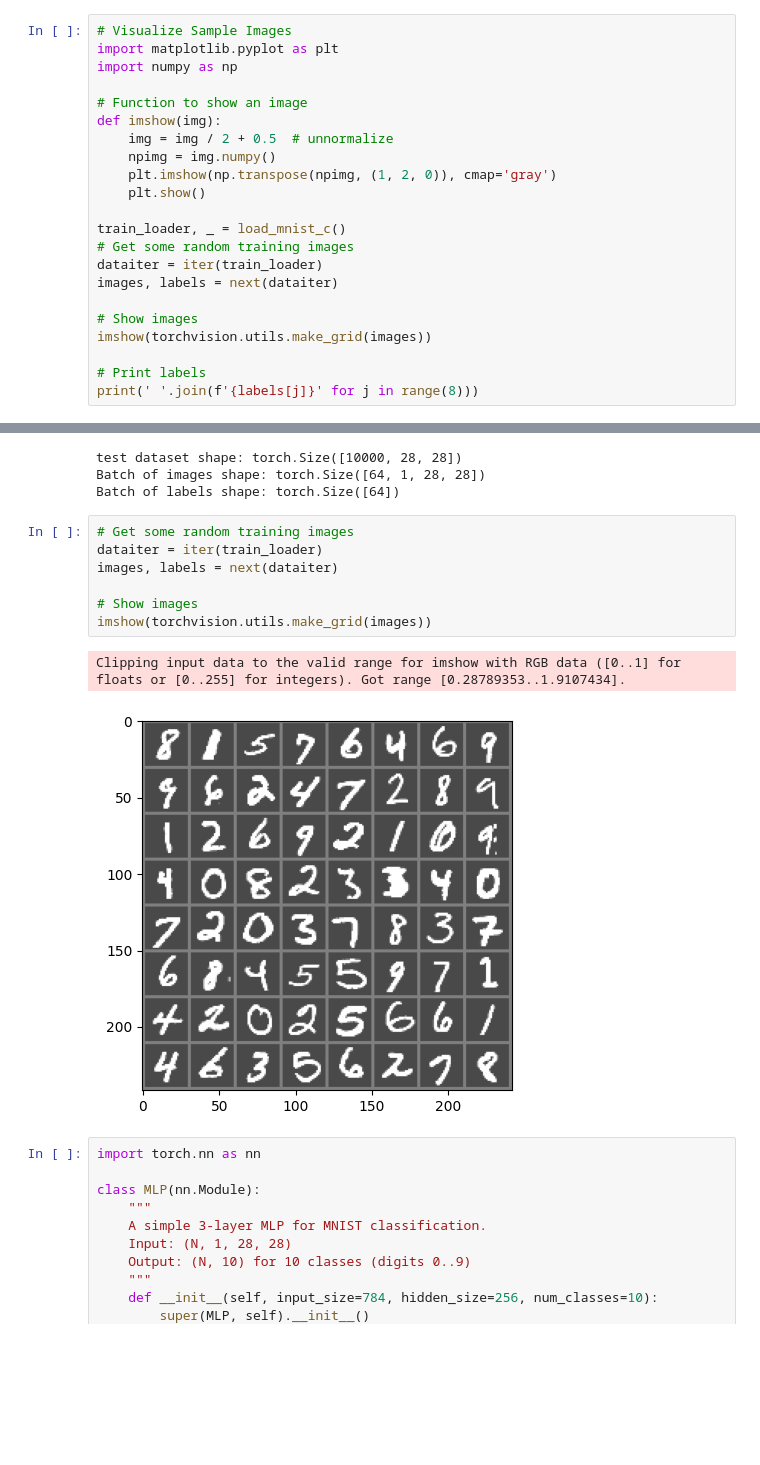
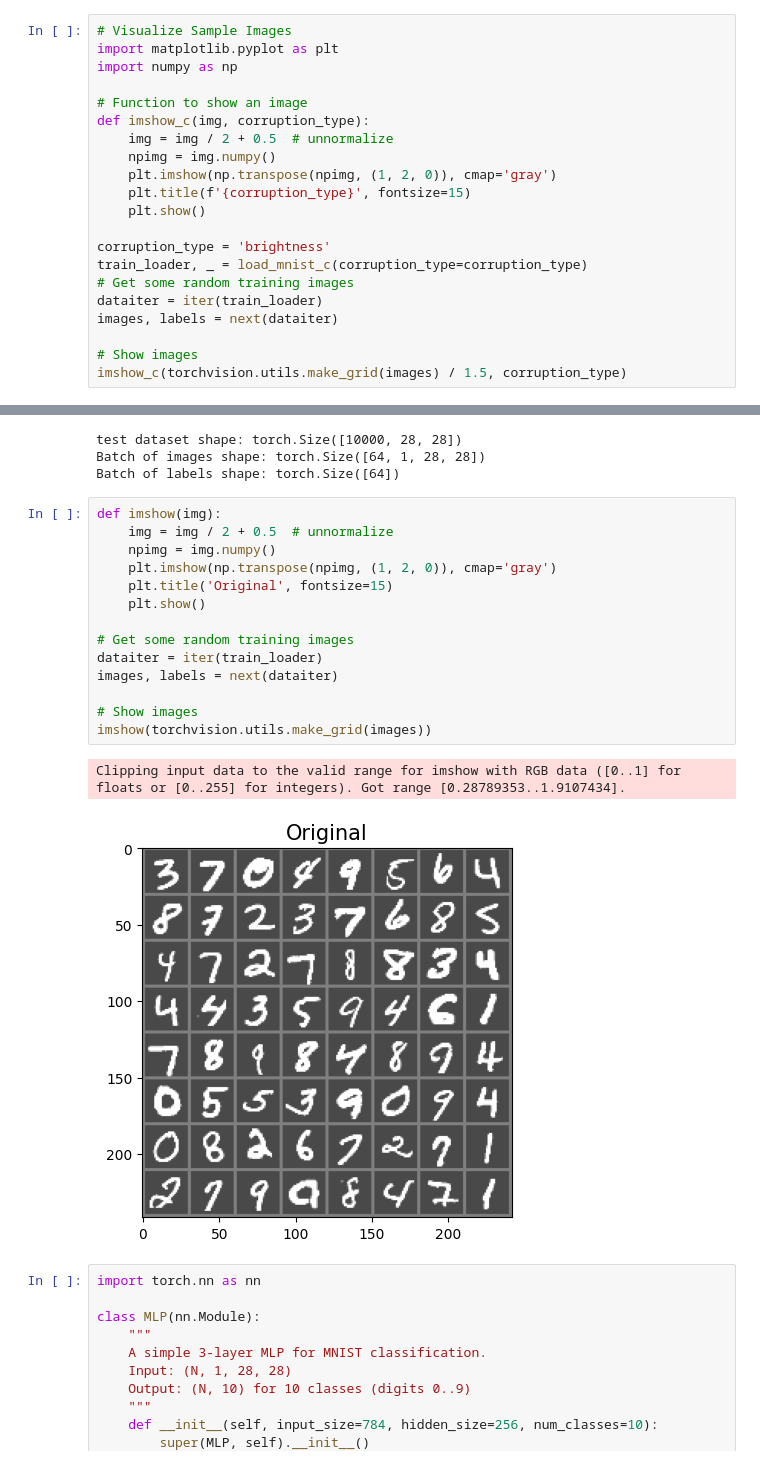
Before and after one commit to aaronhan223/watch, a Jupyter notebook: Podkopaev & Ramdas Code/mnist_watch.ipynb, the cells around one changed output, grey strips where cells are left out. Drawn from its saved outputs; the diff is of its cells as text; blank space fills up the shorter version.

```diff
--- a/Podkopaev & Ramdas Code/mnist_watch.ipynb
+++ b/Podkopaev & Ramdas Code/mnist_watch.ipynb
@@ -127,20 +127,19 @@ import matplotlib.pyplot as plt
 import numpy as np
 
 # Function to show an image
-def imshow(img):
+def imshow_c(img, corruption_type):
     img = img / 2 + 0.5  # unnormalize
     npimg = img.numpy()
     plt.imshow(np.transpose(npimg, (1, 2, 0)), cmap='gray')
+    plt.title(f'{corruption_type}', fontsize=15)
     plt.show()
 
-train_loader, _ = load_mnist_c()
+corruption_type = 'brightness'
+train_loader, _ = load_mnist_c(corruption_type=corruption_type)
 # Get some random training images
 dataiter = iter(train_loader)
 images, labels = next(dataiter)
 
 # Show images
-imshow(torchvision.utils.make_grid(images))
-
-# Print labels
-print(' '.join(f'{labels[j]}' for j in range(8)))
+imshow_c(torchvision.utils.make_grid(images) / 1.5, corruption_type)
 # %% [output]
@@ -216,15 +214,22 @@ test dataset shape: torch.Size([10000, 28, 28])
 Batch of images shape: torch.Size([64, 1, 28, 28])
 Batch of labels shape: torch.Size([64])
 # %%
+def imshow(img):
+    img = img / 2 + 0.5  # unnormalize
+    npimg = img.numpy()
+    plt.imshow(np.transpose(npimg, (1, 2, 0)), cmap='gray')
+    plt.title('Original', fontsize=15)
+    plt.show()
+
 # Get some random training images
 dataiter = iter(train_loader)
 images, labels = next(dataiter)
 
 # Show images
 imshow(torchvision.utils.make_grid(images))
 # %% [output]
 Clipping input data to the valid range for imshow with RGB data ([0..1] for floats or [0..255] for integers). Got range [0.28789353..1.9107434].
-[figure, old version]
+[figure, new version]
 # %%
 import torch.nn as nn
 
```
Also changed, not shown: parts of 1 cell of this notebook, 10 other files.
